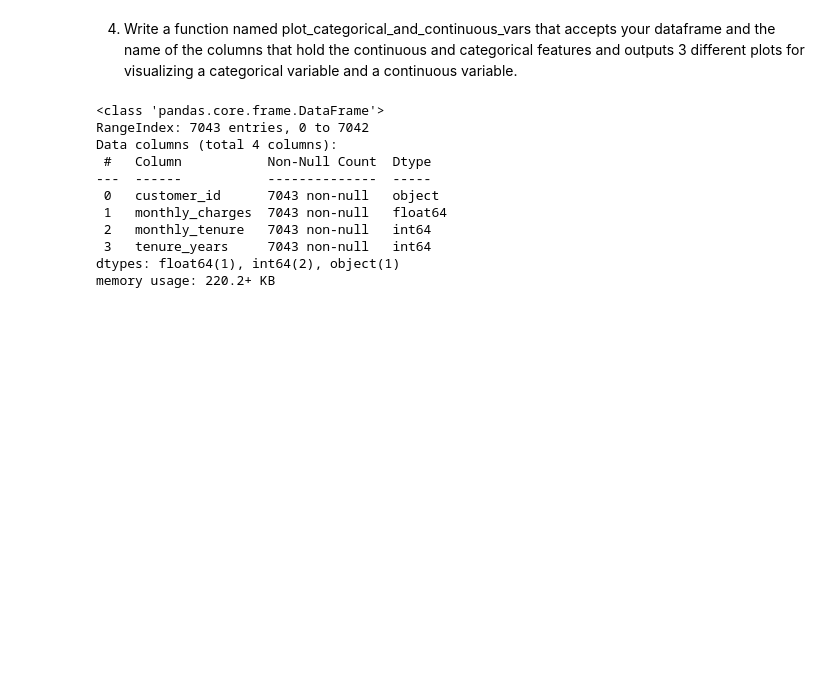
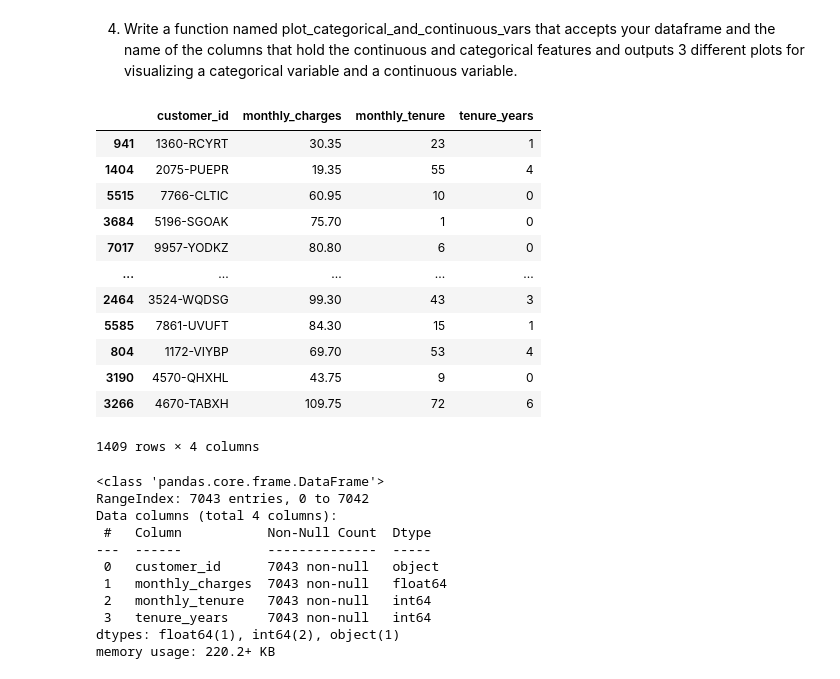
Before and after one commit to rachelrobbinsmayhill/regression-exercises, a Jupyter notebook: explore.ipynb, the cells around one changed output. Saved outputs shown, nothing was run; the diff lists cells and outputs as text; code cells hidden in the pictures; blank space fills up the shorter version.

```diff
--- a/explore.ipynb
+++ b/explore.ipynb
@@ -192,6 +192,24 @@ months_to_years(df)
 7043 rows × 4 columns
 # %% [markdown]
 4. Write a function named plot_categorical_and_continuous_vars that accepts your dataframe and the name of the columns that hold the continuous and categorical features and outputs 3 different plots for visualizing a categorical variable and a continuous variable.
+# %%
+months_to_years(train)
+months_to_years(validate)
+months_to_years(test)
+# %% [output]
+|  | customer_id | monthly_charges | monthly_tenure | tenure_years |
+| 941 | 1360-RCYRT | 30.35 | 23 | 1 |
+| 1404 | 2075-PUEPR | 19.35 | 55 | 4 |
+| 5515 | 7766-CLTIC | 60.95 | 10 | 0 |
+| 3684 | 5196-SGOAK | 75.70 | 1 | 0 |
+| 7017 | 9957-YODKZ | 80.80 | 6 | 0 |
+| ... | ... | ... | ... | ... |
+| 2464 | 3524-WQDSG | 99.30 | 43 | 3 |
+| 5585 | 7861-UVUFT | 84.30 | 15 | 1 |
+| 804 | 1172-VIYBP | 69.70 | 53 | 4 |
+| 3190 | 4570-QHXHL | 43.75 | 9 | 0 |
+| 3266 | 4670-TABXH | 109.75 | 72 | 6 |
+1409 rows × 4 columns
 # %%
 df.info()
 # %% [output]
```
Also changed, not shown: parts of 7 cells of this notebook.
